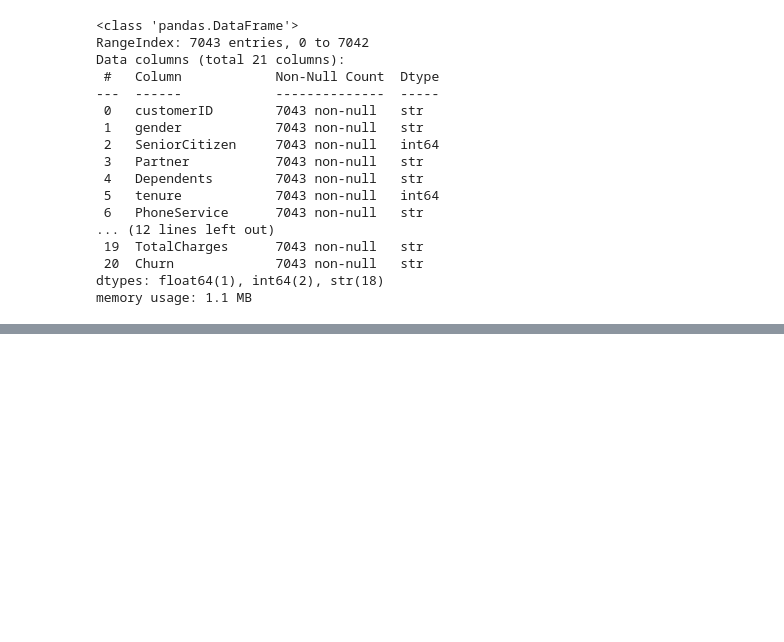
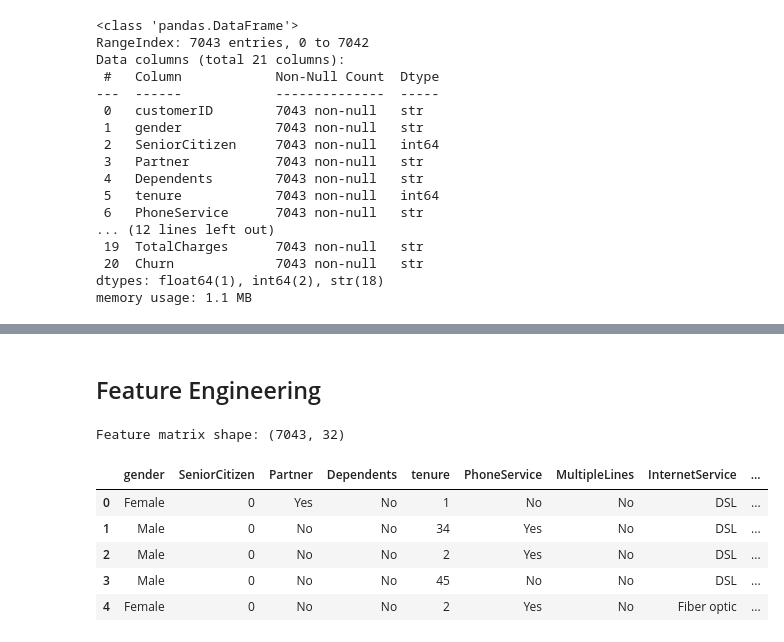
Before and after one commit to anojpradhan/learningDS, a Jupyter notebook: 02_ridge_regression.ipynb, the cells around one changed output, grey strips where cells are left out. Cells and saved outputs as stored; diff of their text form; code cells hidden in the pictures; blank space fills up the shorter version.

Commit message:
feature engineering done for ridge

```diff
--- a/02_ridge_regression.ipynb
+++ b/02_ridge_regression.ipynb
@@ -81,0 +134,50 @@ df.describe(include="all").T
+# %% [markdown]
+## Feature Engineering
+# %%
+def engineer_features(data):
+    d = data.copy()
+    d = d.drop(columns=["customerID"], errors="ignore")
+    # Harmonise duplicate labels
+    addon_cols = ["OnlineSecurity", "OnlineBackup", "DeviceProtection","TechSupport", "StreamingTV", "StreamingMovies"]
+    d[addon_cols] = d[addon_cols].replace("No internet service", "No")
+    d["MultipleLines"] = d["MultipleLines"].replace("No phone service", "No")
+
+    # counts
+    d["num_addons"] = (d[addon_cols] == "Yes").sum(axis=1)
+    d["num_streaming"] = (d[["StreamingTV", "StreamingMovies"]] == "Yes").sum(axis=1)
+    d["num_protection"] = (d[["OnlineSecurity", "OnlineBackup","DeviceProtection", "TechSupport"]] == "Yes").sum(axis=1)
+
+    #Binary flags
+    d["has_internet"] = (d["InternetService"] != "No").astype(int)
+    d["is_fiber"] = (d["InternetService"] == "Fiber optic").astype(int)
+    d["has_phone"] = (d["PhoneService"] == "Yes").astype(int)
+    d["multiple_lines_flag"] = (d["MultipleLines"] == "Yes").astype(int)
+    d["total_services"] = (d["num_addons"] + d["has_internet"]+ d["has_phone"] + d["multiple_lines_flag"])
+    d["auto_pay"] = d["PaymentMethod"].str.contains("automatic", case=False).astype(int)
+    d["is_month_to_month"] = (d["Contract"] == "Month-to-month").astype(int)
+    d["has_family"] = ((d["Partner"] == "Yes") | (d["Dependents"] == "Yes")).astype(int)
+
+    # Tenure transformations
+    d["log_tenure"] = np.log1p(d["tenure"])
+    d["tenure_sq"] = d["tenure"] ** 2
+    d["tenure_group"] = pd.cut(d["tenure"], bins=[-1, 12, 24, 48, 60, np.inf],
+    labels=["0-12", "13-24", "25-48", "49-60", "61+"]).astype(str)
+
+    #Leakage control
+    if not False:
+        d = d.drop(columns=["TotalCharges"], errors="ignore")
+    return d
+
+
+X_all = engineer_features(df.drop(columns=['MonthlyCharges']))
+y = df['MonthlyCharges']
+print("Feature matrix shape:", X_all.shape)
+X_all.head()
+# %% [output]
+Feature matrix shape: (7043, 32)
+|  | gender | SeniorCitizen | Partner | Dependents | tenure | PhoneService | MultipleLines | InternetService | ... |
+| 0 | Female | 0 | Yes | No | 1 | No | No | DSL | ... |
+| 1 | Male | 0 | No | No | 34 | Yes | No | DSL | ... |
+| 2 | Male | 0 | No | No | 2 | Yes | No | DSL | ... |
+| 3 | Male | 0 | No | No | 45 | No | No | DSL | ... |
+| 4 | Female | 0 | No | No | 2 | Yes | No | Fiber optic | ... |
```
Also changed, not shown: parts of 6 cells of this notebook.
